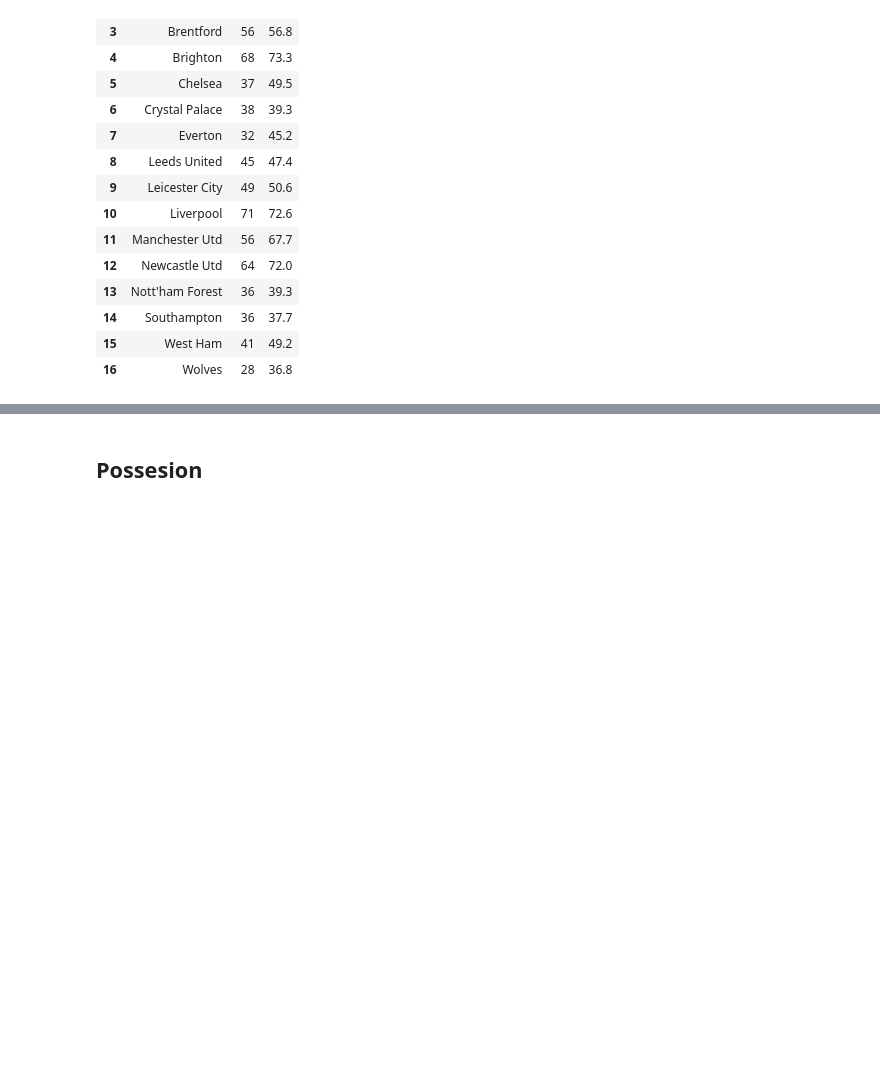
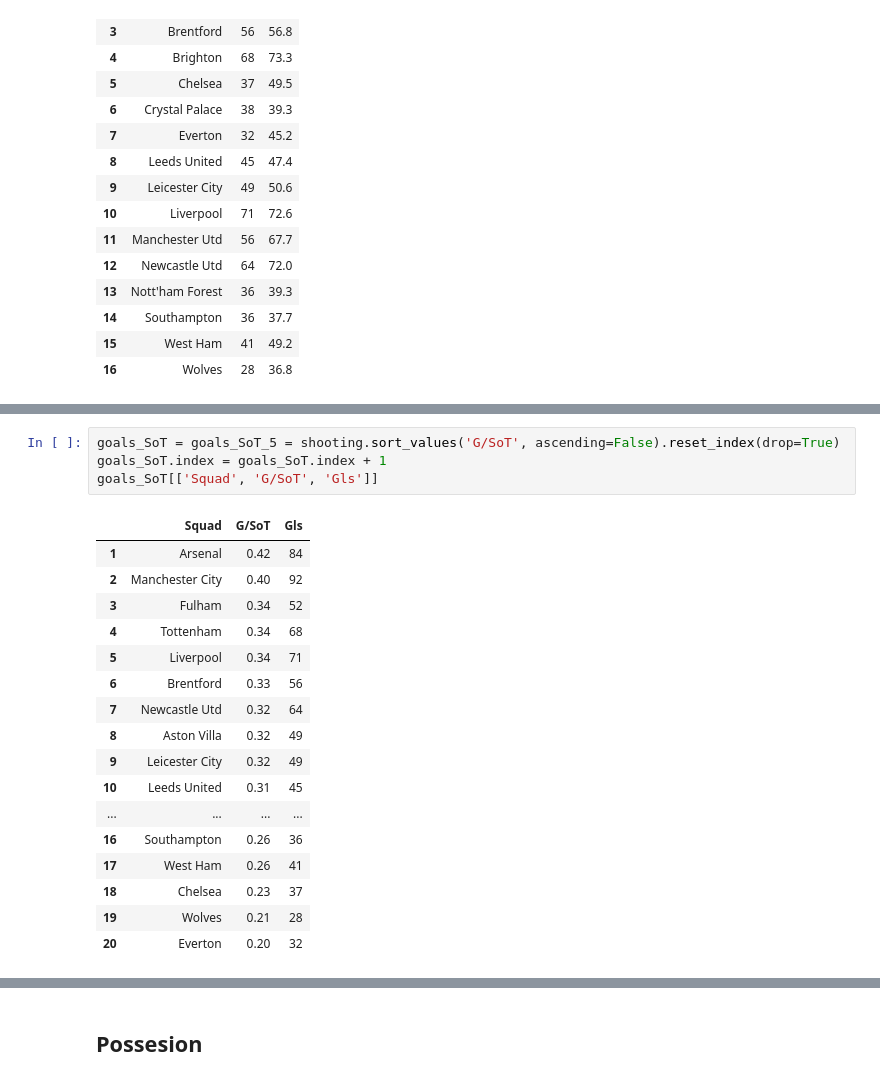
Before and after one commit to ayomidecole/Prem2022-23-data, a Jupyter notebook: prem_data_analysis.ipynb, the cells around one changed output, grey strips where cells are left out. Cells and saved outputs as stored; diff of their text form; blank space fills up the shorter version.

```diff
--- a/prem_data_analysis.ipynb
+++ b/prem_data_analysis.ipynb
@@ -145,0 +167,22 @@ underperformed_xG.set_index(np.arange(1, len(underperformed_xG)+1))[['Squad', 'G
+# %%
+goals_SoT = goals_SoT_5 = shooting.sort_values('G/SoT', ascending=False).reset_index(drop=True)
+goals_SoT.index = goals_SoT.index + 1
+goals_SoT[['Squad', 'G/SoT', 'Gls']]
+# %% [output]
+|  | Squad | G/SoT | Gls |
+| 1 | Arsenal | 0.42 | 84 |
+| 2 | Manchester City | 0.40 | 92 |
+| 3 | Fulham | 0.34 | 52 |
+| 4 | Tottenham | 0.34 | 68 |
+| 5 | Liverpool | 0.34 | 71 |
+| 6 | Brentford | 0.33 | 56 |
+| 7 | Newcastle Utd | 0.32 | 64 |
+| 8 | Aston Villa | 0.32 | 49 |
+| 9 | Leicester City | 0.32 | 49 |
+| 10 | Leeds United | 0.31 | 45 |
+| ... | ... | ... | ... |
+| 16 | Southampton | 0.26 | 36 |
+| 17 | West Ham | 0.26 | 41 |
+| 18 | Chelsea | 0.23 | 37 |
+| 19 | Wolves | 0.21 | 28 |
+| 20 | Everton | 0.20 | 32 |
```
Also changed, not shown: parts of 10 cells of this notebook.
